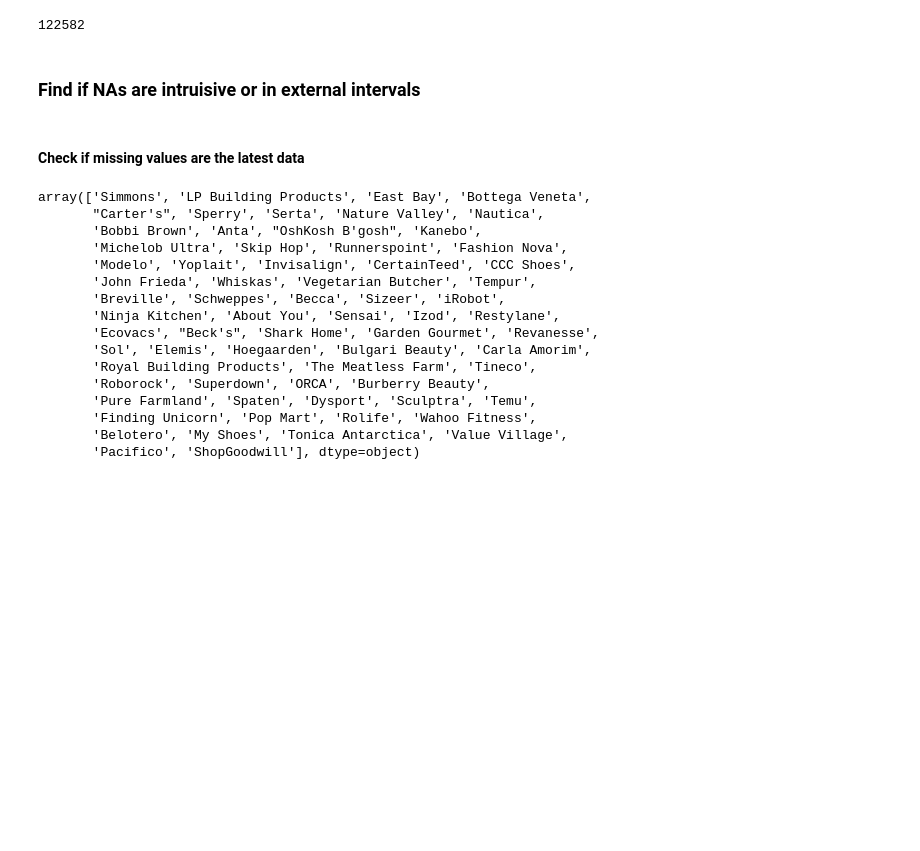
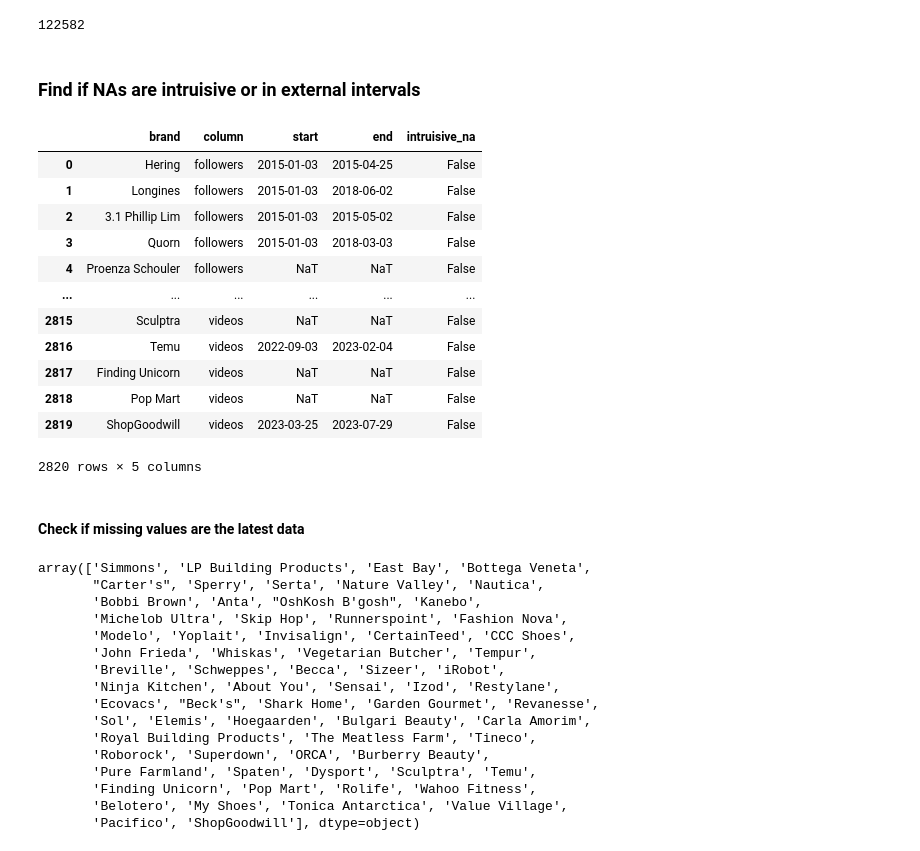
Before and after one commit to tanios13/UBS-ZebraByte, a Jupyter notebook: data-exploration/ronan.ipynb, the cells around one changed output. Drawn from its saved outputs; the diff is of its cells as text; code cells hidden in the pictures; blank space fills up the shorter version.

```diff
--- a/data-exploration/ronan.ipynb
+++ b/data-exploration/ronan.ipynb
@@ -102,6 +102,22 @@ for column in columns:
             })
 # %%
 na_intervals_df = pd.DataFrame(na_intervals)
+# %%
+na_intervals_df
+# %% [output]
+|  | brand | column | start | end | intruisive_na |
+| 0 | Hering | followers | 2015-01-03 | 2015-04-25 | False |
+| 1 | Longines | followers | 2015-01-03 | 2018-06-02 | False |
+| 2 | 3.1 Phillip Lim | followers | 2015-01-03 | 2015-05-02 | False |
+| 3 | Quorn | followers | 2015-01-03 | 2018-03-03 | False |
+| 4 | Proenza Schouler | followers | NaT | NaT | False |
+| ... | ... | ... | ... | ... | ... |
+| 2815 | Sculptra | videos | NaT | NaT | False |
+| 2816 | Temu | videos | 2022-09-03 | 2023-02-04 | False |
+| 2817 | Finding Unicorn | videos | NaT | NaT | False |
+| 2818 | Pop Mart | videos | NaT | NaT | False |
+| 2819 | ShopGoodwill | videos | 2023-03-25 | 2023-07-29 | False |
+2820 rows × 5 columns
 # %% [markdown]
 #### Check if missing values are the latest data
 # %%
```
Also changed, not shown: 4 other files.
